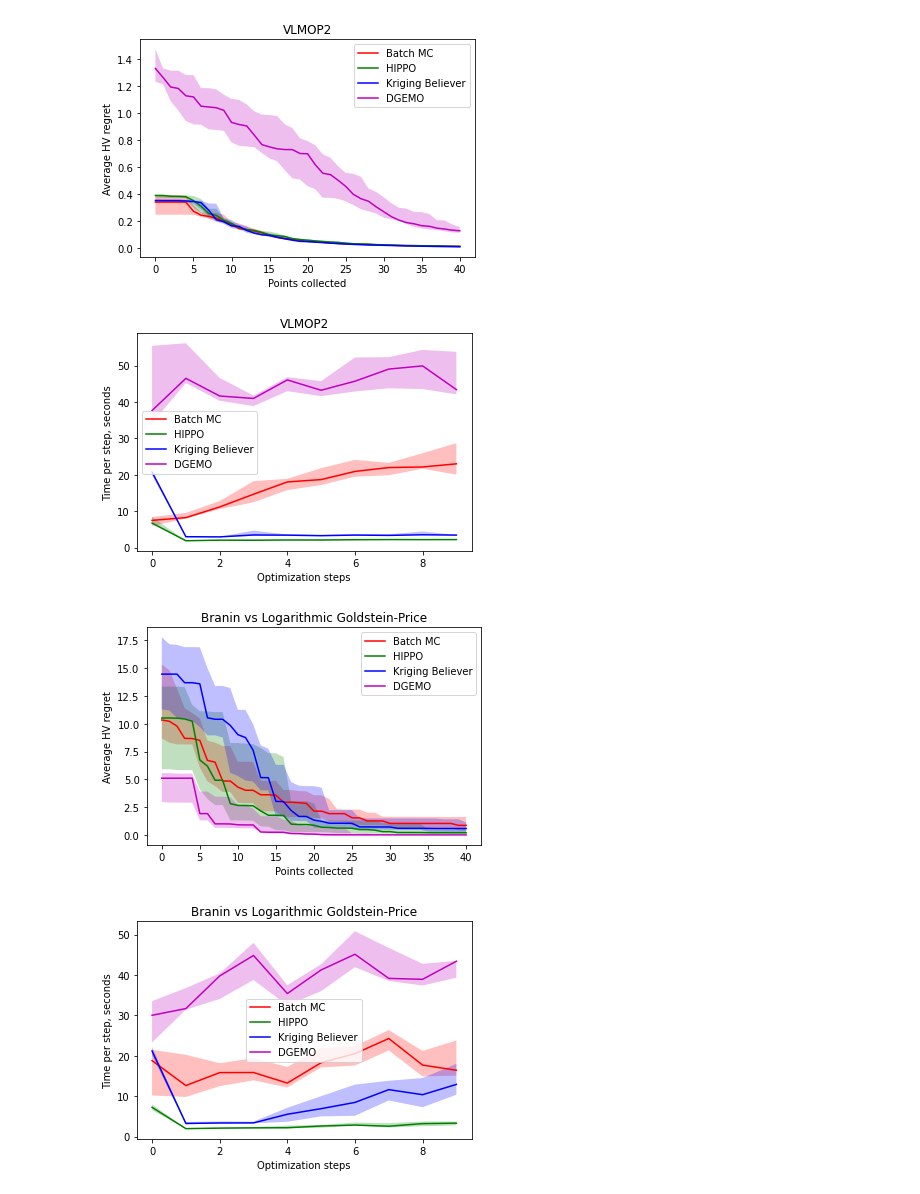
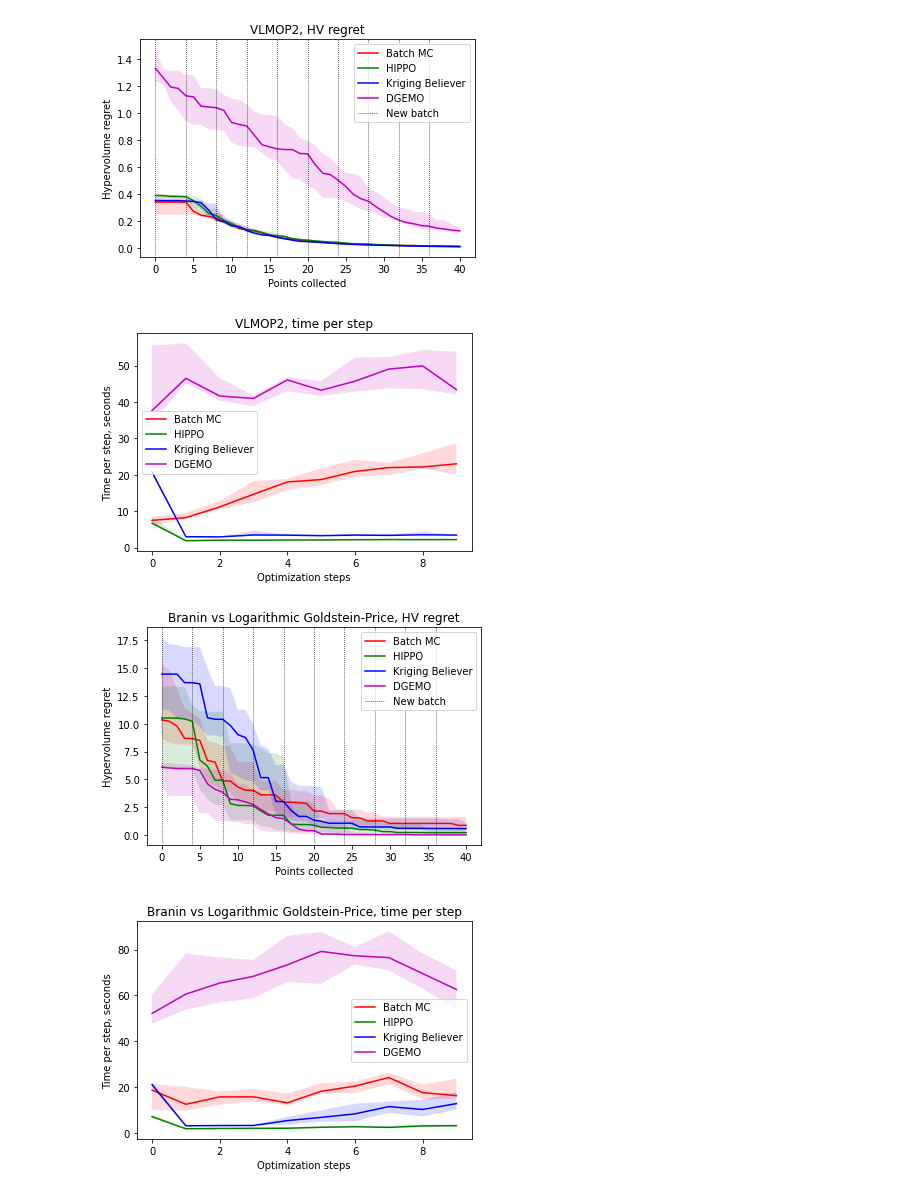
Before and after one commit to apaleyes/trieste, a Jupyter notebook: docs/notebooks/mo_lp/plot_results.ipynb, the cells around one changed output. Saved outputs shown, nothing was run; the diff lists cells and outputs as text; code cells hidden in the pictures.

Commit message:
Add ability to save plots to files

```diff
--- a/docs/notebooks/mo_lp/plot_results.ipynb
+++ b/docs/notebooks/mo_lp/plot_results.ipynb
@@ -204,10 +222,15 @@ x = range(n_query_points * n_optimization_steps + 1)
 plot_median_quantiles(x, hippo_hv_regret, 'g', 'HIPPO')
 plot_median_quantiles(x, kb_hv_regret, 'b', 'Kriging Believer')
 plot_median_quantiles(x, dgemo_regret, 'm', 'DGEMO')
-plt.title("DTLZ2")
+plt.axvline(x=0, c='k', ls=':', lw=0.75, label="New batch")
+for xc in range(n_query_points, n_query_points * n_optimization_steps, n_query_points):
+    plt.axvline(x=xc, c='k', ls=':', lw=0.75)
+plt.title("DTLZ2, HV regret")
 plt.xlabel("Points collected")
-plt.ylabel("Average HV regret")
+plt.ylabel("Hypervolume regret")
 plt.legend()
+if save_files:
+    plt.savefig('dtlz2_hv_regret.pdf')
 plt.show()
 
 
@@ -217,9 +240,11 @@ x = range(n_optimization_steps)
 plot_median_quantiles(x, hippo_time, 'g', 'HIPPO')
 plot_median_quantiles(x, kb_time, 'b', 'Kriging Believer')
 plot_median_quantiles(x, dgemo_time, 'm', 'DGEMO')
-plt.title("DTLZ2")
+plt.title("DTLZ2, time per step")
 plt.xlabel("Optimization steps")
 plt.ylabel("Time per step, seconds")
 plt.legend()
+if save_files:
+    plt.savefig('dtlz2_time.pdf')
 plt.show()
 # %% [output]
@@ -248,12 +273,16 @@ plot_median_quantiles(x, batch_mc_hv_regret, 'r', 'Batch MC')
 plot_median_quantiles(x, hippo_hv_regret, 'g', 'HIPPO')
 plot_median_quantiles(x, kb_hv_regret, 'b', 'Kriging Believer')
 plot_median_quantiles(x, dgemo_regret, 'm', 'DGEMO')
-plt.title("VLMOP2")
+plt.axvline(x=0, c='k', ls=':', lw=0.75, label="New batch")
+for xc in range(n_query_points, n_query_points * n_optimization_steps, n_query_points):
+    plt.axvline(x=xc, c='k', ls=':', lw=0.75)
+plt.title("VLMOP2, HV regret")
 plt.xlabel("Points collected")
-plt.ylabel("Average HV regret")
+plt.ylabel("Hypervolume regret")
 plt.legend()
+if save_files:
+    plt.savefig('vlmop2_hv_regret.pdf')
 plt.show()
-
 
 # time per step
 x = range(n_optimization_steps)
@@ -262,59 +291,67 @@ plot_median_quantiles(x, batch_mc_time, 'r', 'Batch MC')
 plot_median_quantiles(x, hippo_time, 'g', 'HIPPO')
 plot_median_quantiles(x, kb_time, 'b', 'Kriging Believer')
 plot_median_quantiles(x, dgemo_time, 'm', 'DGEMO')
-plt.title("VLMOP2")
+plt.title("VLMOP2, time per step")
 plt.xlabel("Optimization steps")
 plt.ylabel("Time per step, seconds")
 plt.legend()
+if save_files:
+    plt.savefig('vlmop2_time.pdf')
 plt.show()
 # %% [output]
-[figure, old version]
+[figure, new version]
-[figure, old version]
+[figure, new version]
 # %%
 batch_mc_hv_regret = np.loadtxt("results/BatchMC_BraninGoldsteinPrice_n_initial_points_3_n_query_points_4_n_optimization_steps_10_n_repeats_10_seed_None", delimiter=",")
 hippo_hv_regret = np.loadtxt("results/HIPPO_BraninGoldsteinPrice_n_initial_points_3_n_query_points_4_n_optimization_steps_10_n_repeats_10_seed_None", delimiter=",")
 kb_hv_regret = np.loadtxt("results/KB_BraninGoldsteinPrice_n_initial_points_3_n_query_points_4_n_optimization_steps_10_n_repeats_10_seed_None", delimiter=",")
-dgemo_hv_regret = np.loadtxt("results/DGEMO_bgp_n_initial_points_3_n_query_points_4_n_optimization_steps_10_n_repeats_3_seed_None", delimiter=",")
+dgemo_hv_regret = np.loadtxt("results/DGEMO_bgp_n_initial_points_3_n_query_points_4_n_optimization_steps_10_n_repeats_10_seed_None", delimiter=",")
 
 batch_mc_time = np.loadtxt("results/BatchMC_BraninGoldsteinPrice_n_initial_points_3_n_query_points_4_n_optimization_steps_10_n_repeats_10_seed_None_time", delimiter=",")
 hippo_time = np.loadtxt("results/HIPPO_BraninGoldsteinPrice_n_initial_points_3_n_query_points_4_n_optimization_steps_10_n_repeats_10_seed_None_time", delimiter=",")
 kb_time = np.loadtxt("results/KB_BraninGoldsteinPrice_n_initial_points_3_n_query_points_4_n_optimization_steps_10_n_repeats_10_seed_None_time", delimiter=",")
-dgemo_time = np.loadtxt("results/DGEMO_bgp_n_initial_points_3_n_query_points_4_n_optimization_steps_10_n_repeats_3_seed_None_time", delimiter=",")
+dgemo_time = np.loadtxt("results/DGEMO_bgp_n_initial_points_3_n_query_points_4_n_optimization_steps_10_n_repeats_10_seed_None_time", delimiter=",")
 
 n_query_points = 4
 n_optimization_steps = 10
 
 
 
 # regret
 x = range(n_query_points * n_optimization_steps + 1)
 
 plot_median_quantiles(x, batch_mc_hv_regret, 'r', 'Batch MC')
 plot_median_quantiles(x, hippo_hv_regret, 'g', 'HIPPO')
 plot_median_quantiles(x, kb_hv_regret, 'b', 'Kriging Believer')
 plot_median_quantiles(x, dgemo_hv_regret, 'm', 'DGEMO')
-plt.title("Branin vs Logarithmic Goldstein-Price")
+plt.axvline(x=0, c='k', ls=':', lw=0.75, label="New batch")
+for xc in range(n_query_points, n_query_points * n_optimization_steps, n_query_points):
+    plt.axvline(x=xc, c='k', ls=':', lw=0.75)
+plt.title("Branin vs Logarithmic Goldstein-Price, HV regret")
 plt.xlabel("Points collected")
-plt.ylabel("Average HV regret")
+plt.ylabel("Hypervolume regret")
 plt.legend()
+if save_files:
+    plt.savefig('branin-goldstein-price_hv_regret.pdf')
 plt.show()
-
 
 # time per step
 x = range(n_optimization_steps)
 
 plot_median_quantiles(x, batch_mc_time, 'r', 'Batch MC')
 plot_median_quantiles(x, hippo_time, 'g', 'HIPPO')
 plot_median_quantiles(x, kb_time, 'b', 'Kriging Believer')
 plot_median_quantiles(x, dgemo_time, 'm', 'DGEMO')
-plt.title("Branin vs Logarithmic Goldstein-Price")
+plt.title("Branin vs Logarithmic Goldstein-Price, time per step")
 plt.xlabel("Optimization steps")
 plt.ylabel("Time per step, seconds")
 plt.legend()
+if save_files:
+    plt.savefig('branin-goldstein-price_time.pdf')
 plt.show()
 # %% [output]
-[figure, old version]
+[figure, new version]
-[figure, old version]
+[figure, new version]
 # %%
 batch_sizes = [5, 10, 15, 20]
 
```
Also changed, not shown: parts of 9 cells of this notebook.
